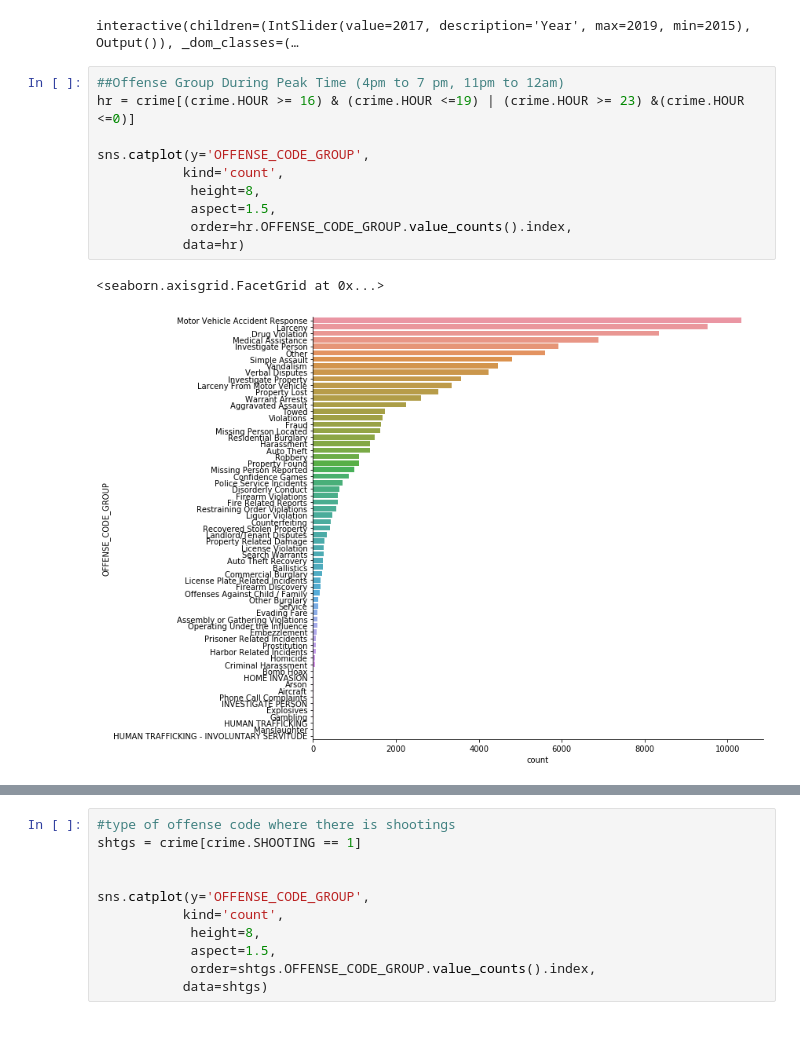
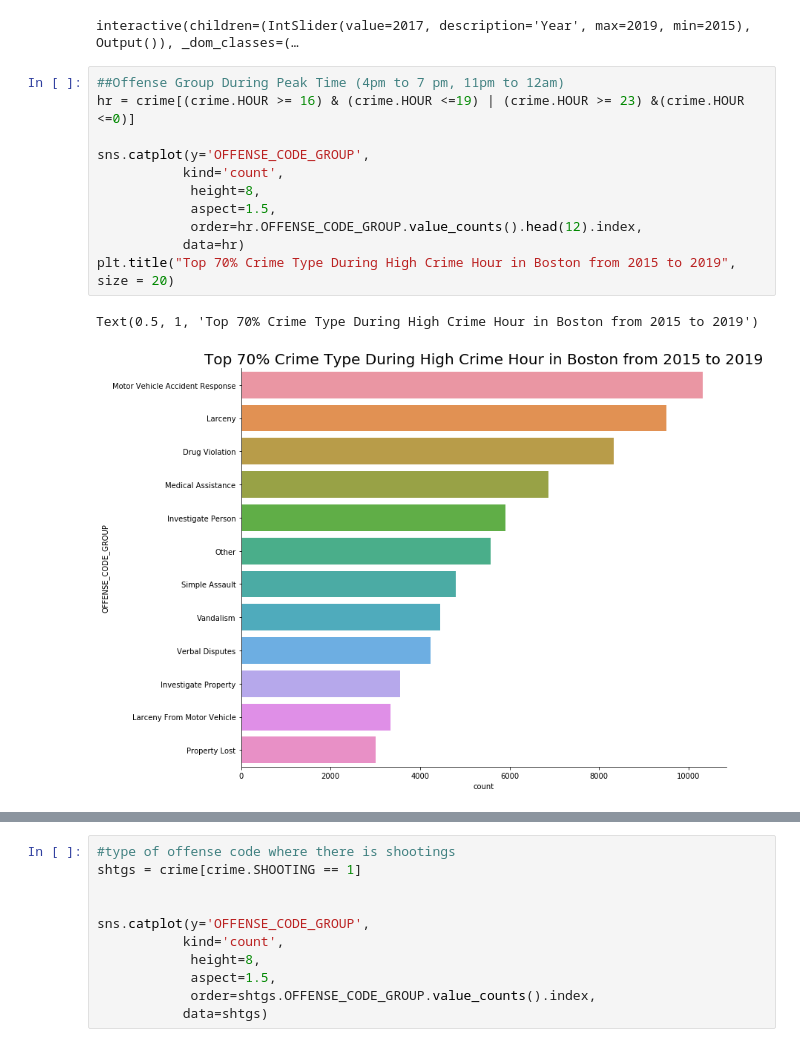
Before and after one commit to jsiwu94/BostonCrimeProject, a Jupyter notebook: BostonCrimeEDA.ipynb, the cells around one changed output, grey strips where cells are left out. Saved outputs shown, nothing was run; the diff lists cells and outputs as text.

```diff
--- a/BostonCrimeEDA.ipynb
+++ b/BostonCrimeEDA.ipynb
@@ -132,13 +134,14 @@ interactive(children=(IntSlider(value=2017, description='Year', max=2019, min=20
 # %%
 ##Offense Group During Peak Time (4pm to 7 pm, 11pm to 12am)
 hr = crime[(crime.HOUR >= 16) & (crime.HOUR <=19) | (crime.HOUR >= 23) &(crime.HOUR <=0)]
 
 sns.catplot(y='OFFENSE_CODE_GROUP',
            kind='count',
             height=8,
             aspect=1.5,
-            order=hr.OFFENSE_CODE_GROUP.value_counts().index,
+            order=hr.OFFENSE_CODE_GROUP.value_counts().head(12).index,
            data=hr)
+plt.title("Top 70% Crime Type During High Crime Hour in Boston from 2015 to 2019", size = 20)
 # %% [output]
-<seaborn.axisgrid.FacetGrid at 0x...>
+Text(0.5, 1, 'Top 70% Crime Type During High Crime Hour in Boston from 2015 to 2019')
-[figure, old version]
+[figure, new version]
```
Also changed, not shown: parts of 5 cells of this notebook, 1 other file.
